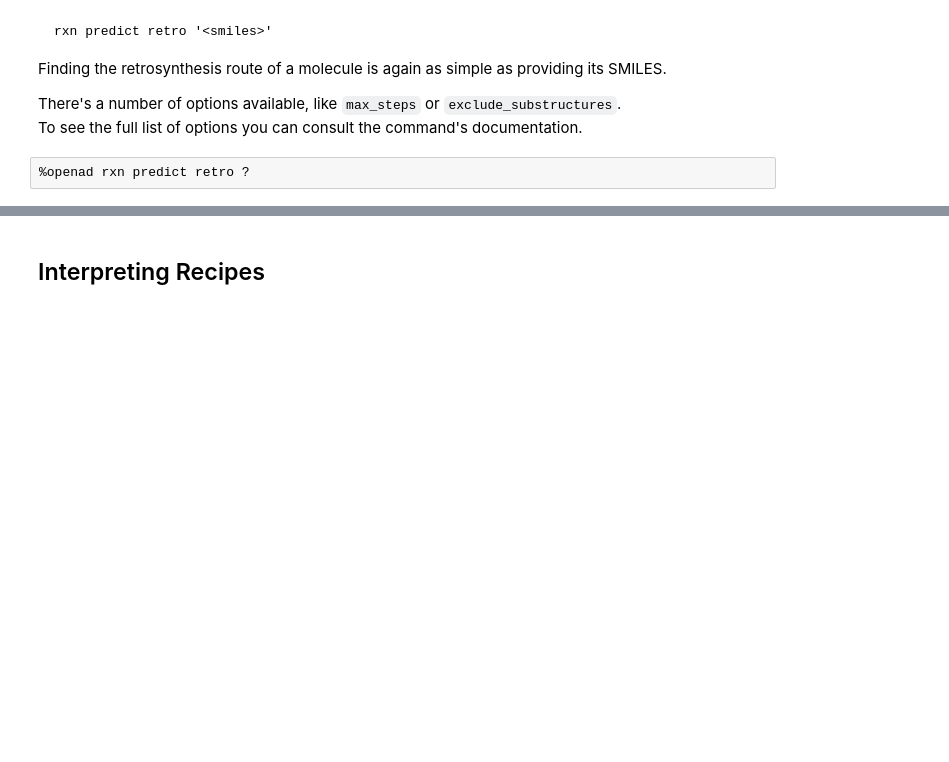
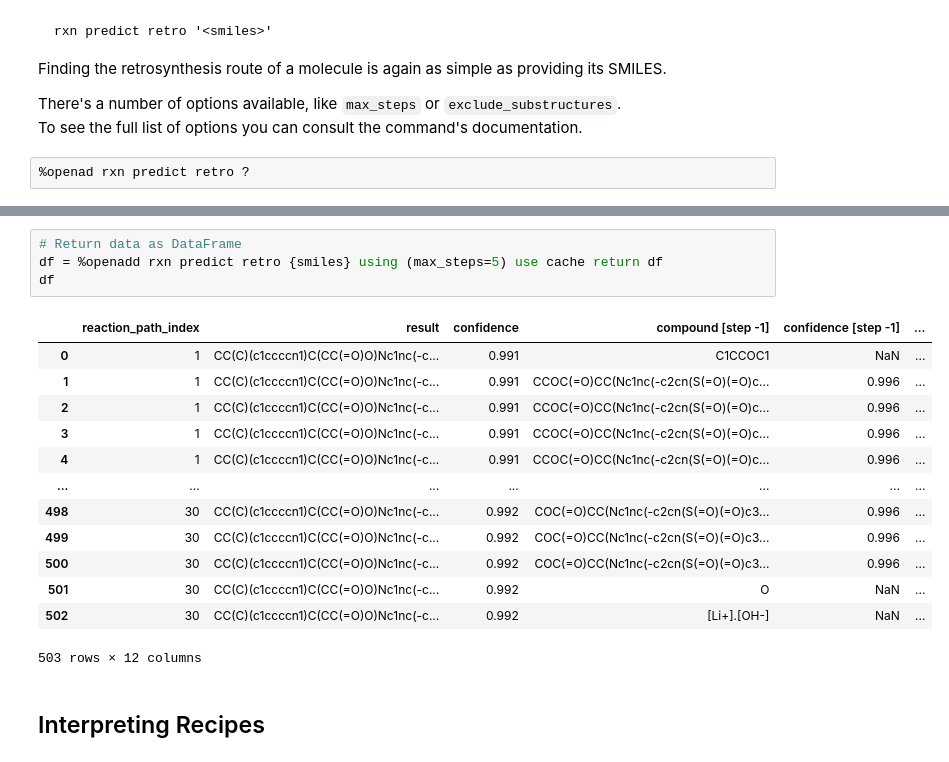
Before and after one commit to acceleratedscience/openad-plugin-rxn, a Jupyter notebook: plugin_rxn_demo.ipynb, the cells around one changed output, grey strips where cells are left out. Saved outputs shown, nothing was run; the diff lists cells and outputs as text; blank space fills up the shorter version.

```diff
--- a/plugin_rxn_demo.ipynb
+++ b/plugin_rxn_demo.ipynb
@@ -158,3 +205,21 @@ smiles = "CC(C)(c1ccccn1)C(CC(=O)O)Nc1nc(-c2c[nH]c3ncc(Cl)cc23)c(C#N)cc1F"
+# %%
+# Return data as DataFrame
+df = %openadd rxn predict retro {smiles} using (max_steps=5) use cache return df
+df
+# %% [output]
+|  | reaction_path_index | result | confidence | compound [step -1] | confidence [step -1] | ... |
+| 0 | 1 | CC(C)(c1ccccn1)C(CC(=O)O)Nc1nc(-c... | 0.991 | C1CCOC1 | NaN | ... |
+| 1 | 1 | CC(C)(c1ccccn1)C(CC(=O)O)Nc1nc(-c... | 0.991 | CCOC(=O)CC(Nc1nc(-c2cn(S(=O)(=O)c... | 0.996 | ... |
+| 2 | 1 | CC(C)(c1ccccn1)C(CC(=O)O)Nc1nc(-c... | 0.991 | CCOC(=O)CC(Nc1nc(-c2cn(S(=O)(=O)c... | 0.996 | ... |
+| 3 | 1 | CC(C)(c1ccccn1)C(CC(=O)O)Nc1nc(-c... | 0.991 | CCOC(=O)CC(Nc1nc(-c2cn(S(=O)(=O)c... | 0.996 | ... |
+| 4 | 1 | CC(C)(c1ccccn1)C(CC(=O)O)Nc1nc(-c... | 0.991 | CCOC(=O)CC(Nc1nc(-c2cn(S(=O)(=O)c... | 0.996 | ... |
+| ... | ... | ... | ... | ... | ... | ... |
+| 498 | 30 | CC(C)(c1ccccn1)C(CC(=O)O)Nc1nc(-c... | 0.992 | COC(=O)CC(Nc1nc(-c2cn(S(=O)(=O)c3... | 0.996 | ... |
+| 499 | 30 | CC(C)(c1ccccn1)C(CC(=O)O)Nc1nc(-c... | 0.992 | COC(=O)CC(Nc1nc(-c2cn(S(=O)(=O)c3... | 0.996 | ... |
+| 500 | 30 | CC(C)(c1ccccn1)C(CC(=O)O)Nc1nc(-c... | 0.992 | COC(=O)CC(Nc1nc(-c2cn(S(=O)(=O)c3... | 0.996 | ... |
+| 501 | 30 | CC(C)(c1ccccn1)C(CC(=O)O)Nc1nc(-c... | 0.992 | O | NaN | ... |
+| 502 | 30 | CC(C)(c1ccccn1)C(CC(=O)O)Nc1nc(-c... | 0.992 | [Li+].[OH-] | NaN | ... |
+503 rows × 12 columns
 # %% [markdown]
 ## Interpreting Recipes
 # %% [markdown]
```
Also changed, not shown: parts of 4 cells of this notebook, 7 other files.
